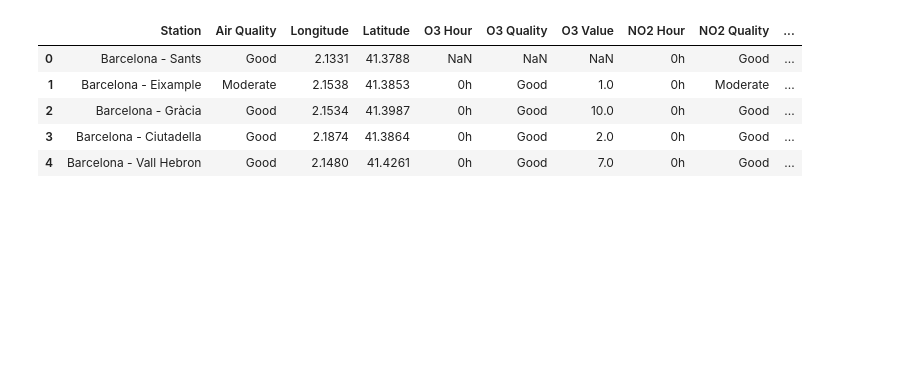
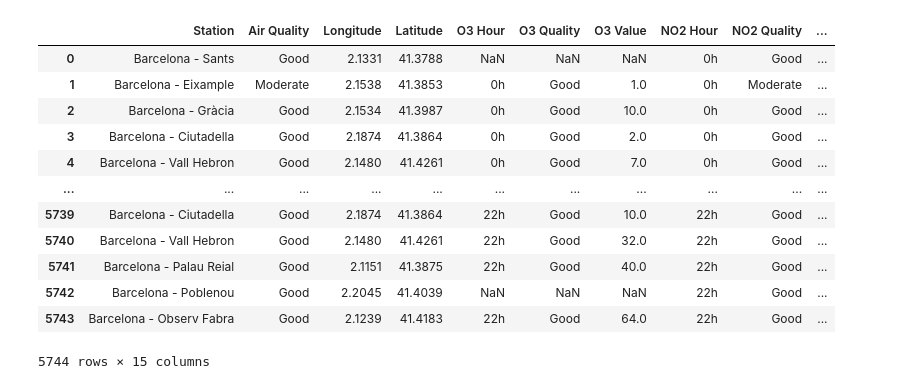
Before and after one commit to ta-data-remote/Project-Week-2-Barcelona, a Jupyter notebook: your-project/AirQuality-Nacho.ipynb, the cells around one changed output. Drawn from its saved outputs; the diff is of its cells as text; code cells hidden in the pictures; blank space fills up the shorter version.

```diff
--- a/your-project/AirQuality-Nacho.ipynb
+++ b/your-project/AirQuality-Nacho.ipynb
@@ -1,13 +1,20 @@
 # %%
 import pandas as pd
 
 data = pd.read_csv('../datasets/2.-Urban-Environment/air-quality-nov-2017.csv')
 
-data.head()
+data
 # %% [output]
 |  | Station | Air Quality | Longitude | Latitude | O3 Hour | O3 Quality | O3 Value | NO2 Hour | NO2 Quality | ... |
 | 0 | Barcelona - Sants | Good | 2.1331 | 41.3788 | NaN | NaN | NaN | 0h | Good | ... |
 | 1 | Barcelona - Eixample | Moderate | 2.1538 | 41.3853 | 0h | Good | 1.0 | 0h | Moderate | ... |
 | 2 | Barcelona - Gràcia | Good | 2.1534 | 41.3987 | 0h | Good | 10.0 | 0h | Good | ... |
 | 3 | Barcelona - Ciutadella | Good | 2.1874 | 41.3864 | 0h | Good | 2.0 | 0h | Good | ... |
 | 4 | Barcelona - Vall Hebron | Good | 2.1480 | 41.4261 | 0h | Good | 7.0 | 0h | Good | ... |
+| ... | ... | ... | ... | ... | ... | ... | ... | ... | ... | ... |
+| 5739 | Barcelona - Ciutadella | Good | 2.1874 | 41.3864 | 22h | Good | 10.0 | 22h | Good | ... |
+| 5740 | Barcelona - Vall Hebron | Good | 2.1480 | 41.4261 | 22h | Good | 32.0 | 22h | Good | ... |
+| 5741 | Barcelona - Palau Reial | Good | 2.1151 | 41.3875 | 22h | Good | 40.0 | 22h | Good | ... |
+| 5742 | Barcelona - Poblenou | Good | 2.2045 | 41.4039 | NaN | NaN | NaN | 22h | Good | ... |
+| 5743 | Barcelona - Observ Fabra | Good | 2.1239 | 41.4183 | 22h | Good | 64.0 | 22h | Good | ... |
+5744 rows × 15 columns
```
Also changed, not shown: parts of 16 cells of this notebook, 1 other file.
